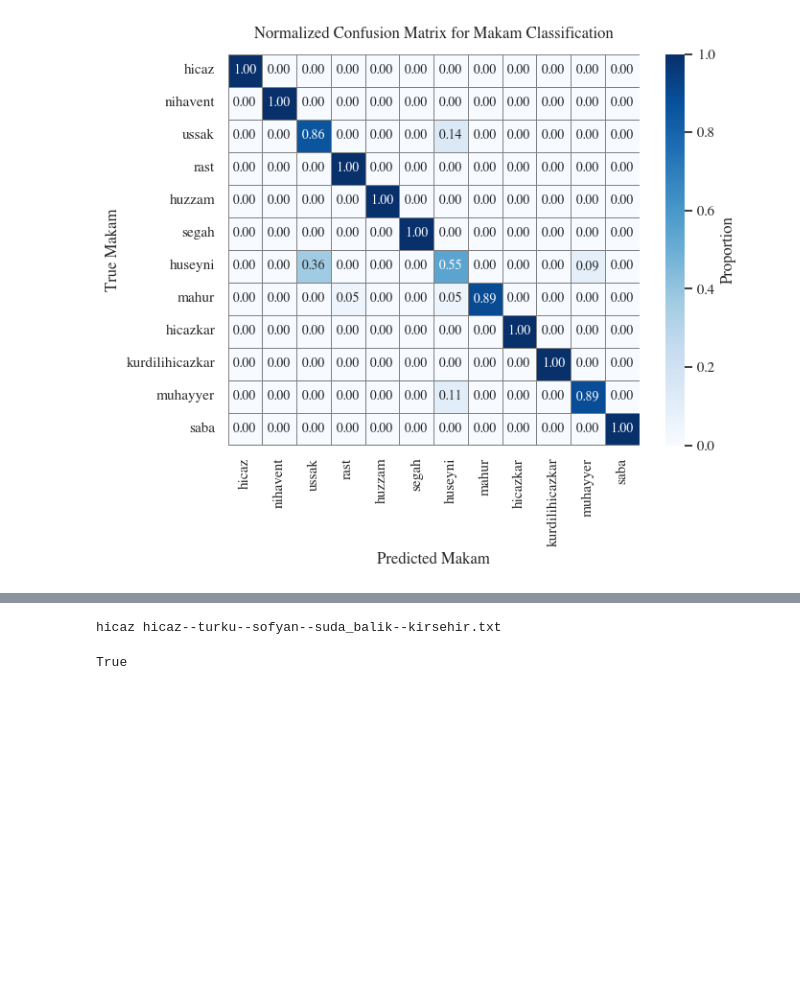
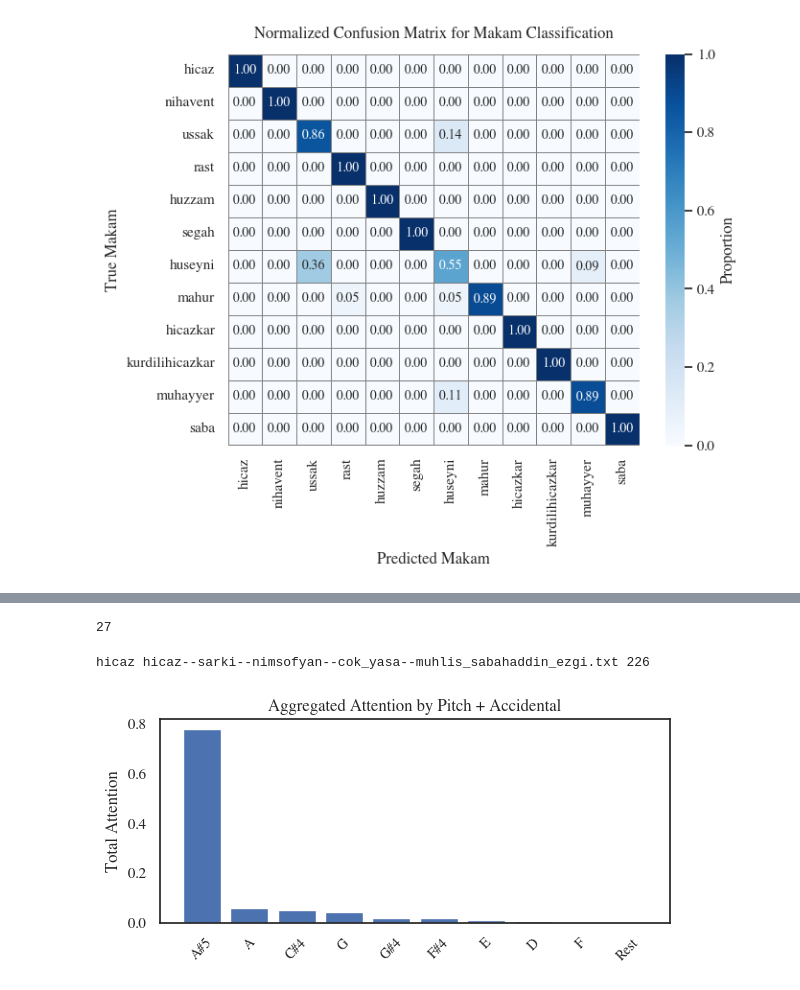
Before and after one commit to ihpar/tmm_rep_learn, a Jupyter notebook: evaluation.ipynb, the cells around one changed output, grey strips where cells are left out. Cells and saved outputs as stored; diff of their text form; code cells hidden in the pictures; blank space fills up the shorter version.

```diff
--- a/evaluation.ipynb
+++ b/evaluation.ipynb
@@ -351,5 +385,10 @@ array([862, 570, 435, 434, 422, 280, 259, 250, 854, 467])
+# %%
+correct_hicaz_idx = get_makam_pieces(0, all_labels, all_preds)
+len(correct_hicaz_idx)
+# %% [output]
+27
 # %%
-i = 6  # index of the piece in the test set
+i = 54  # index of the piece in the test set
 
 # all_labels, all_preds, all_f_names, all_attn_weights, all_true_lengths
 
@@ -359,8 +398,31 @@ attn_piece = all_attn_weights[i][:true_len]
 pcs_piece = all_pcs[i][:true_len]
 accs_piece = all_accs[i][:true_len]
 meas_piece = all_meas[i][:true_len]
-print(makam_names[all_labels[i]], all_f_names[i])
+print(makam_names[all_labels[i]], all_f_names[i], true_len)
 attn_piece.shape == pcs_piece.shape == (true_len,)
+agg = aggregate_attention_by_pitch_acc(attn_piece, pcs_piece, accs_piece)
 # %% [output]
-hicaz hicaz--turku--sofyan--suda_balik--kirsehir.txt
+hicaz hicaz--sarki--nimsofyan--cok_yasa--muhlis_sabahaddin_ezgi.txt 226
-True
+# %%
+def plot_agg_attention_by_pitch(agg):
+    labels = []
+    values = []
+
+    for (pc, acc), val in sorted(agg.items(), key=lambda x: -x[1]):
+        pc_name = pc_vocab_inv[pc]
+        acc_name = acc_vocab_inv[acc]
+        labels.append(f"{pc_name}{acc_name}")
+        values.append(val)
+
+    plt.figure(figsize=(6, 3))
+    plt.bar(labels, values)
+    plt.xticks(rotation=45, fontname="Times", fontsize=10)
+    plt.ylabel("Total Attention", fontname="Times", fontsize=12)
+    plt.title("Aggregated Attention by Pitch + Accidental",
+              fontname="Times", fontsize=12)
+    plt.tight_layout()
+    plt.show()
+# %%
+plot_agg_attention_by_pitch(agg)
+# %% [output]
+[figure, added]
```
Also changed, not shown: parts of 9 cells of this notebook, 4 other files.
